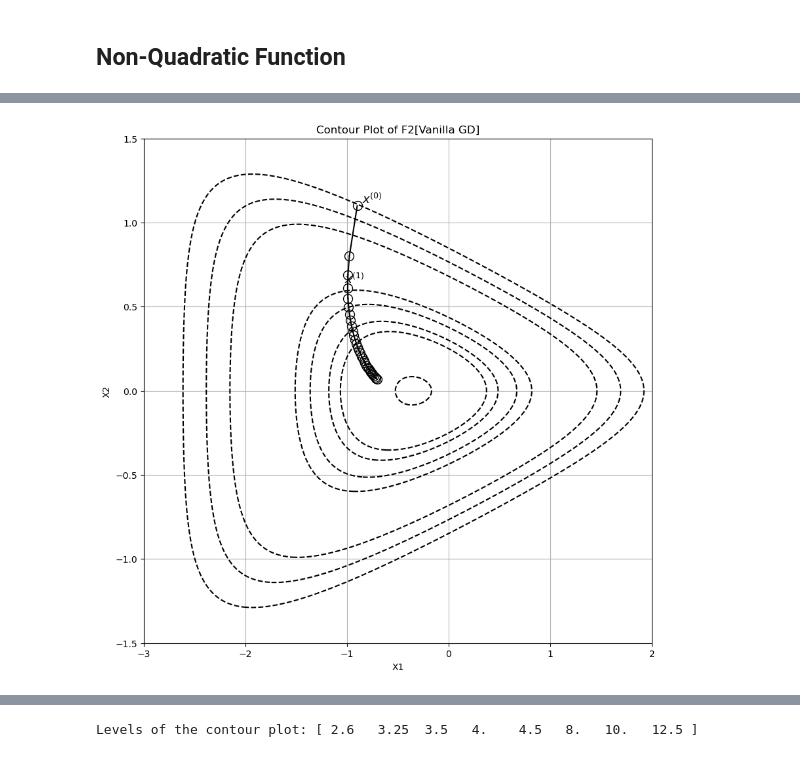
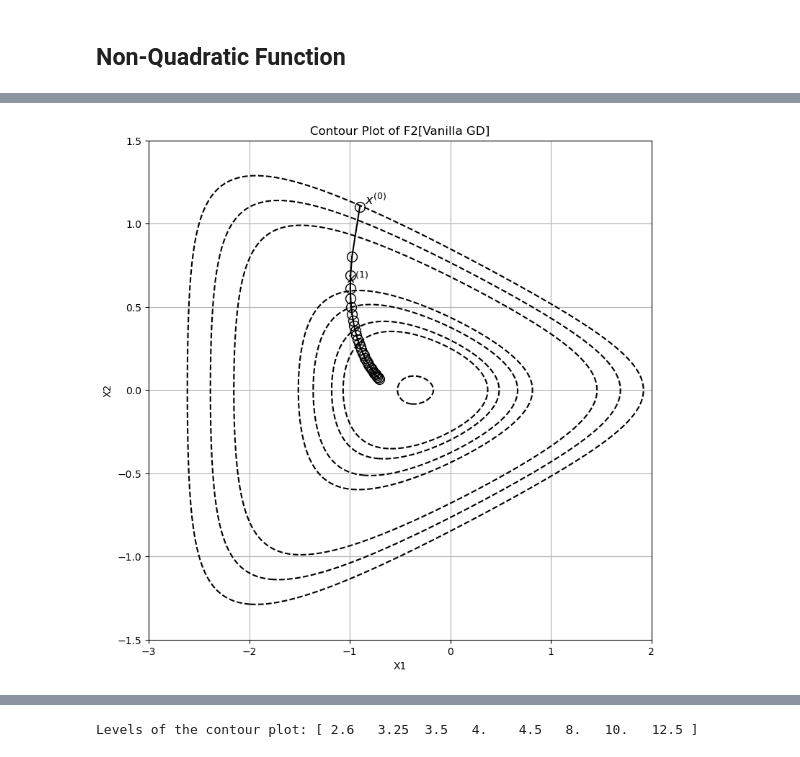
Before and after one commit to Ravi-Raghavan/ConvexOptimization, a Jupyter notebook: Homework #4 - Part 2.ipynb, the cells around one changed output, grey strips where cells are left out. Drawn from its saved outputs; the diff is of its cells as text; code cells hidden in the pictures.

Commit message:
Resized figures from 10 x 10 to 9 x 9

```diff
--- a/Homework #4 - Part 2.ipynb
+++ b/Homework #4 - Part 2.ipynb
@@ -556,35 +556,35 @@ def f2_plot(x1, x2):
     C = np.exp((-1 * x1) - 0.1)
 
     return A + B + C
 
 #given points on the contour grid, get function values
 F = f2_plot(X1, X2)
 
 #set figure size
-plt.figure(figsize = (10, 10))
+plt.figure(figsize = (9, 9))
 
 #plot f2 vanilla GD iterates
 for point in f2_vanilla_gd_iterates:
     plt.plot(point[0, 0], point[1, 0], 'o', markersize=10, color='black', markerfacecolor='none')
 
 #label x^(0) and x^(1)
 offset = 0.05
 plt.text(f2_vanilla_gd_iterates[0][0, 0] + offset, f2_vanilla_gd_iterates[0][1, 0], r'$x^{(0)}$', fontsize=13, color='black', va='bottom', ha='left')
 plt.text(f2_vanilla_gd_iterates[1][0, 0] - offset, f2_vanilla_gd_iterates[1][1, 0] - 3.5 * offset, r'$x^{(1)}$', fontsize=13, color='black', va='bottom', ha='left')
 
 #Connect iterates via a line
 for i in range(len(f2_vanilla_gd_iterates)-1):
     plt.plot([f2_vanilla_gd_iterates[i][0, 0], f2_vanilla_gd_iterates[i+1][0, 0]], [f2_vanilla_gd_iterates[i][1, 0], f2_vanilla_gd_iterates[i+1][1, 0]], color='black', linestyle='-')
 
 #Plot contours
 contour = plt.contour(X1, X2, F, levels = [2.6, 3.25, 3.5, 4, 4.5, 8, 10, 12.5], colors='black', linestyles='dashed')
 plt.xlabel('X1')
 plt.ylabel('X2')
 plt.title('Contour Plot of F2[Vanilla GD]')
 plt.grid(True)
 plt.show()
 # %% [output]
-[figure, old version]
+[figure, new version]
 # %%
 #define ranges for x1 and x2
 x1 = np.linspace(-3, 2, 2000)
```
Also changed, not shown: parts of 9 cells of this notebook.
